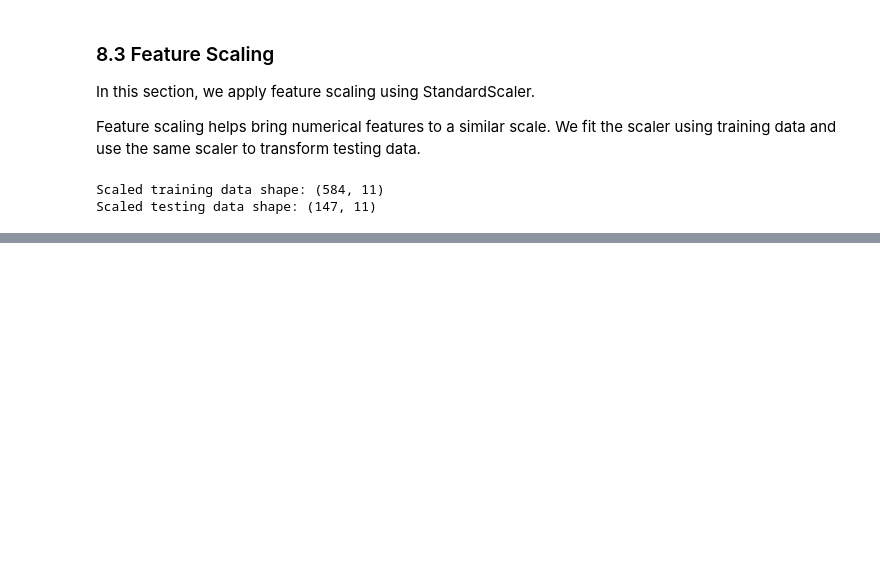
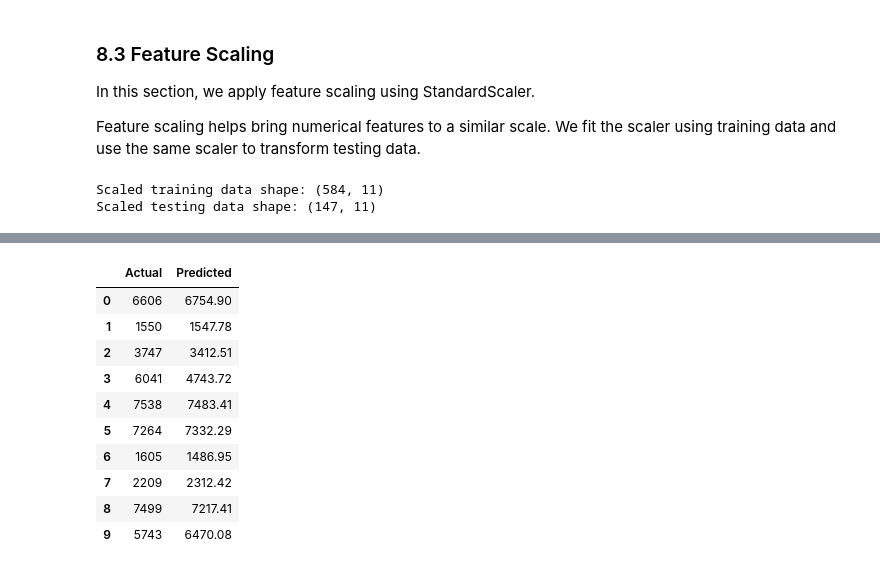
Before and after one commit to ChaitanyaGirase/Bike-Rental-Prediction, a Jupyter notebook: notebooks/bike_rental_analysis.ipynb, the cells around one changed output, grey strips where cells are left out. Drawn from its saved outputs; the diff is of its cells as text; code cells hidden in the pictures; blank space fills up the shorter version.

```diff
--- a/notebooks/bike_rental_analysis.ipynb
+++ b/notebooks/bike_rental_analysis.ipynb
@@ -886,0 +987,22 @@ Scaled testing data shape: (147, 11)
+# %%
+rf_model = RandomForestRegressor(random_state=42)
+rf_model.fit(X_train, y_train)
+rf_pred = rf_model.predict(X_test)
+# %%
+comparison = pd.DataFrame({
+    'Actual': y_test.values,
+    'Predicted': rf_pred
+})
+display(comparison.head(10))
+# %% [output]
+|  | Actual | Predicted |
+| 0 | 6606 | 6754.90 |
+| 1 | 1550 | 1547.78 |
+| 2 | 3747 | 3412.51 |
+| 3 | 6041 | 4743.72 |
+| 4 | 7538 | 7483.41 |
+| 5 | 7264 | 7332.29 |
+| 6 | 1605 | 1486.95 |
+| 7 | 2209 | 2312.42 |
+| 8 | 7499 | 7217.41 |
+| 9 | 5743 | 6470.08 |
```
Also changed, not shown: parts of 15 cells of this notebook.
